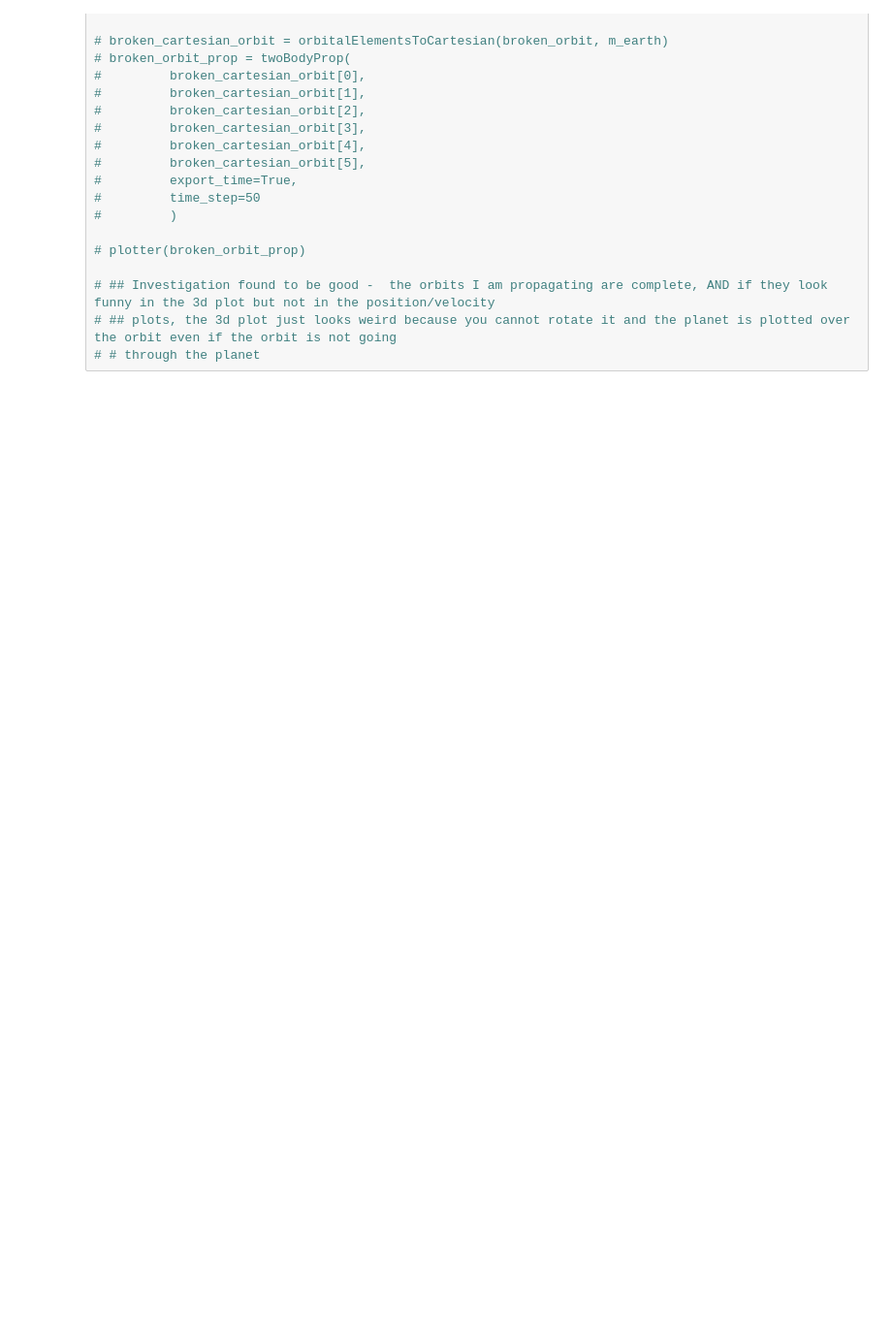
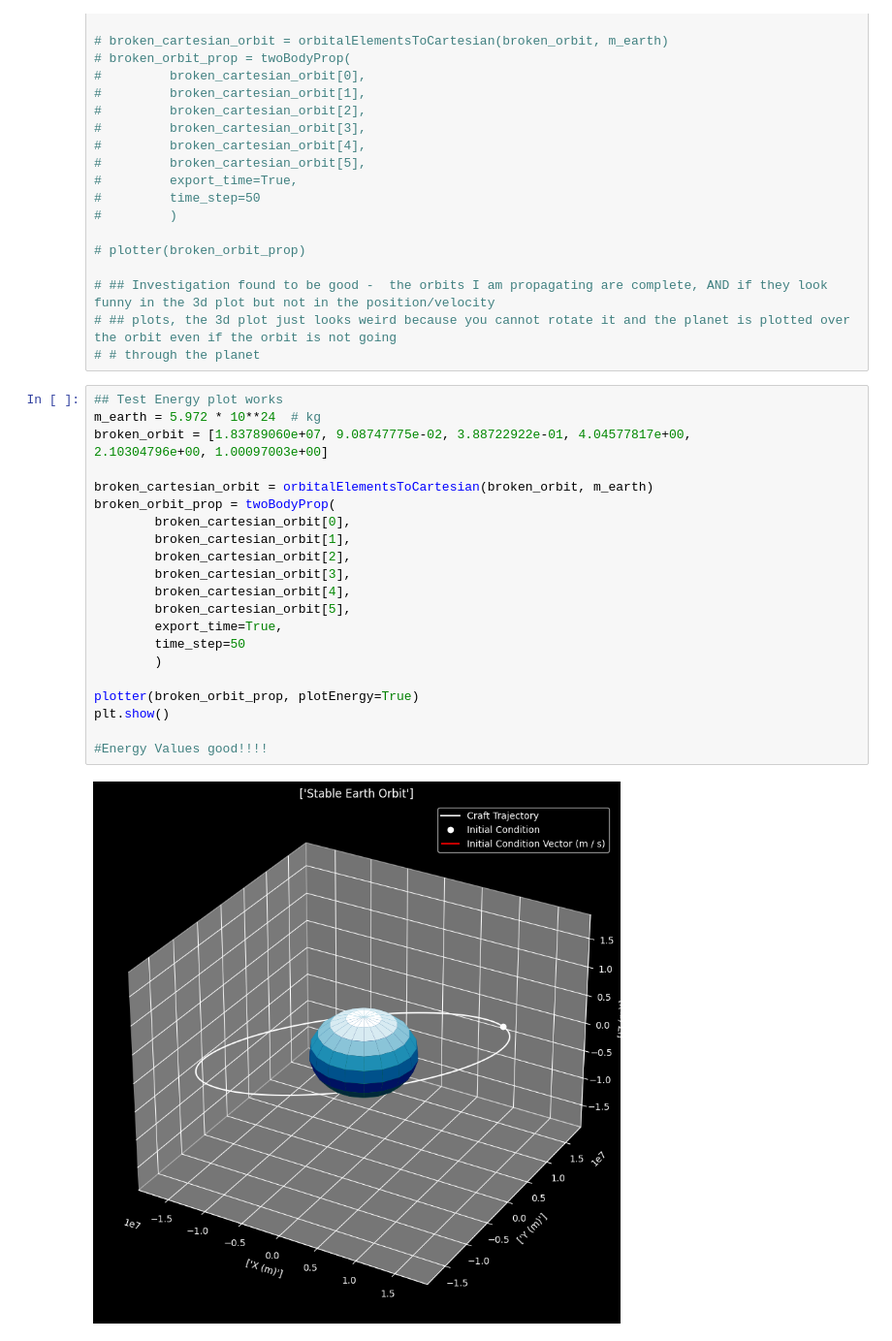
Before and after one commit to Logggy/MLDSOnBoarding, a Jupyter notebook: OrbitPropagation/neuralOrbitTF.ipynb, the cells around one changed output. Shown at 97% size. Cells and saved outputs as stored; diff of their text form; blank space fills up the shorter version.

```diff
--- a/OrbitPropagation/neuralOrbitTF.ipynb
+++ b/OrbitPropagation/neuralOrbitTF.ipynb
@@ -378,3 +378,27 @@ plt.show()
 # ## Investigation found to be good -  the orbits I am propagating are complete, AND if they look funny in the 3d plot but not in the position/velocity
 # ## plots, the 3d plot just looks weird because you cannot rotate it and the planet is plotted over the orbit even if the orbit is not going
 # # through the planet
+# %%
+## Test Energy plot works
+m_earth = 5.972 * 10**24  # kg
+broken_orbit = [1.83789060e+07, 9.08747775e-02, 3.88722922e-01, 4.04577817e+00,
+2.10304796e+00, 1.00097003e+00]
+
+broken_cartesian_orbit = orbitalElementsToCartesian(broken_orbit, m_earth)
+broken_orbit_prop = twoBodyProp(
+        broken_cartesian_orbit[0],
+        broken_cartesian_orbit[1],
+        broken_cartesian_orbit[2],
+        broken_cartesian_orbit[3],
+        broken_cartesian_orbit[4],
+        broken_cartesian_orbit[5],
+        export_time=True,
+        time_step=50
+        )
+
+plotter(broken_orbit_prop, plotEnergy=True)
+plt.show()
+
+#Energy Values good!!!!
+# %% [output]
+[figure, added]
```
Also changed, not shown: parts of 1 cell of this notebook, 4 other files.
